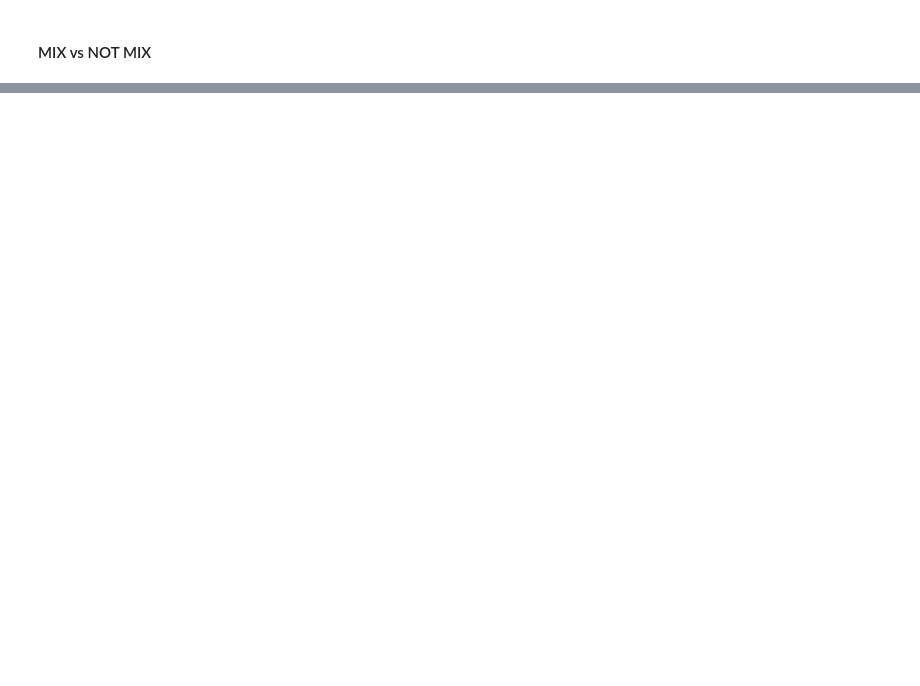
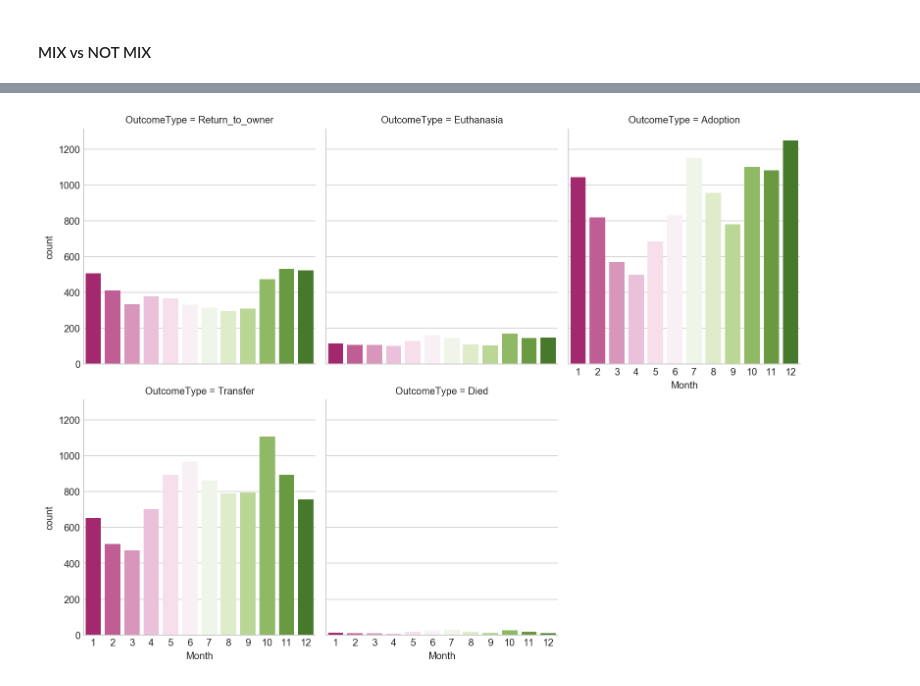
Before and after one commit to mags-zw/kaggle_analysis, a Jupyter notebook: ShelterAnimals/shelter_animal_analysis.ipynb, the cells around one changed output, grey strips where cells are left out. Drawn from its saved outputs; the diff is of its cells as text; code cells hidden in the pictures; blank space fills up the shorter version.

```diff
--- a/ShelterAnimals/shelter_animal_analysis.ipynb
+++ b/ShelterAnimals/shelter_animal_analysis.ipynb
@@ -413,2 +426,5 @@ plt.show()
 # %% [markdown]
 #### MIX vs NOT MIX
+# %%
+train["is_mix"] = train['Breed'].apply(
+    lambda x:'Mix' if 'Mix' in str(x) or '/' in str(x) else 'Not_mix')
@@ -414,0 +448,16 @@ plt.show()
+# %%
+#Convert into datetime series
+train['DateTime'] = pd.to_datetime(train['DateTime'], dayfirst = False)
+
+#extract Year
+train['Year'] = train['DateTime'].dt.year
+
+#extract Month
+train['Month'] = train['DateTime'].dt.month
+
+#extract weekday
+#The day of the week with Monday=0, Sunday=6
+train['Weekday'] = train['DateTime'].dt.weekday
+
+#extract hour
+train['Hour'] = train['DateTime'].dt.hour
@@ -414,0 +474,7 @@ plt.show()
+# %%
+#Is there a difference in outcomes in different months?
+sns.factorplot(x="Month", col="OutcomeType", col_wrap=3, data=train,
+               kind="count", size=4, aspect=.9, palette = "PiYG")
+plt.show()
+# %% [output]
+[figure, added]
```
Also changed, not shown: parts of 20 cells of this notebook.
